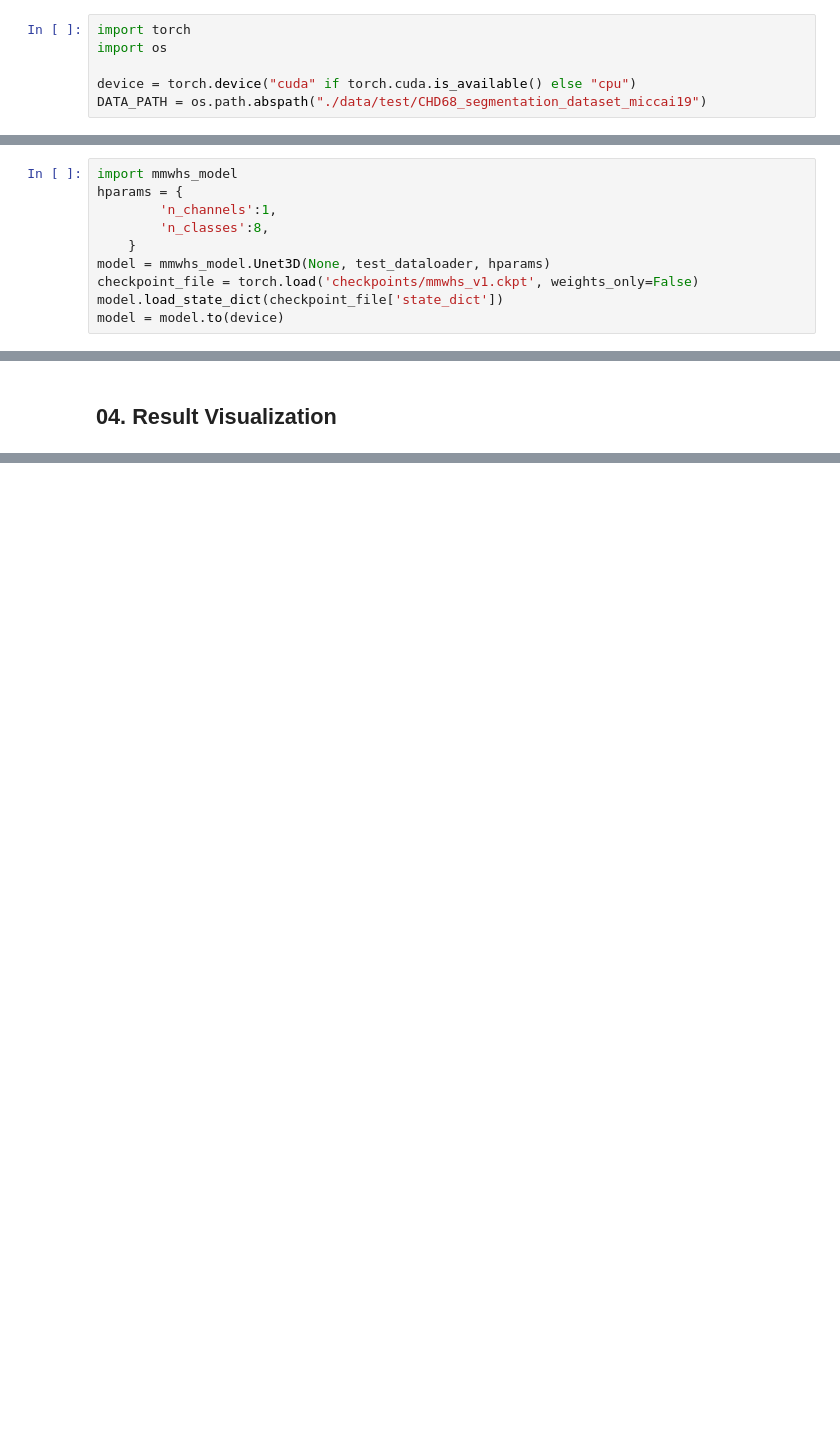
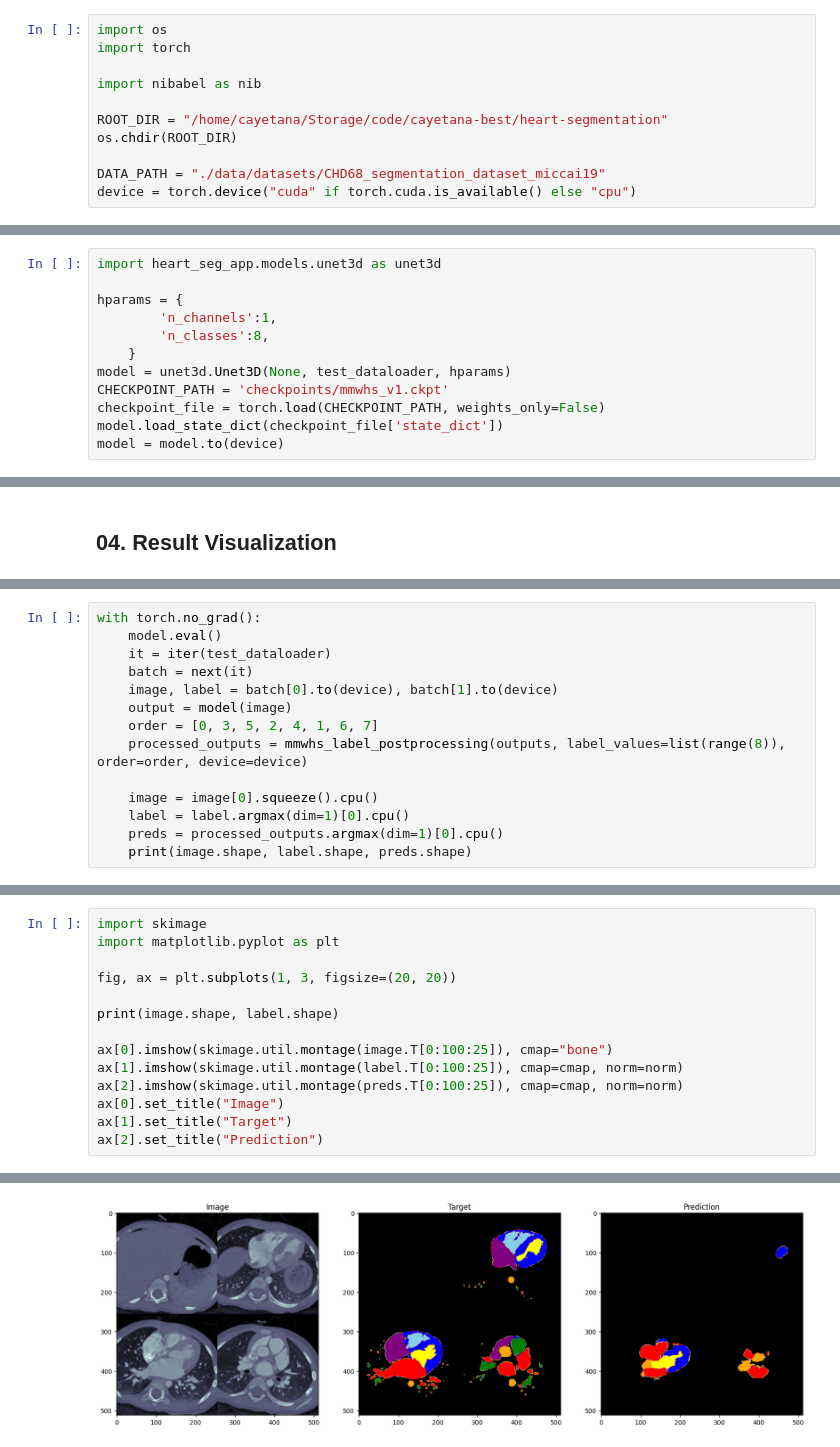
Before and after one commit to Sooqija/heart-segmentation, a Jupyter notebook: notebooks/03. mmwhs-model-generalization-eval.ipynb, the cells around one changed output, grey strips where cells are left out. Saved outputs shown, nothing was run; the diff lists cells and outputs as text; blank space fills up the shorter version.

```diff
--- a/03. mmwhs-model-generalization-eval.ipynb
+++ b/notebooks/03. mmwhs-model-generalization-eval.ipynb
@@ -12,7 +12,12 @@ Git: [link](https://github.com/XiaoweiXu/Whole-heart-and-great-vessel-segmentati
 # %%
+import os
 import torch
-import os
 
+import nibabel as nib
+
+ROOT_DIR = "/home/cayetana/Storage/code/cayetana-best/heart-segmentation"
+os.chdir(ROOT_DIR)
+
+DATA_PATH = "./data/datasets/CHD68_segmentation_dataset_miccai19"
 device = torch.device("cuda" if torch.cuda.is_available() else "cpu")
-DATA_PATH = os.path.abspath("./data/test/CHD68_segmentation_dataset_miccai19")
 # %% [markdown]
@@ -257,13 +264,15 @@ np.mean(train_mean), np.mean(train_std)
 # %% [markdown]
 ## 03. Download model & evaluate
 # %%
-import mmwhs_model
+import heart_seg_app.models.unet3d as unet3d
+
 hparams = {
         'n_channels':1,
         'n_classes':8,
     }
-model = mmwhs_model.Unet3D(None, test_dataloader, hparams)
-checkpoint_file = torch.load('checkpoints/mmwhs_v1.ckpt', weights_only=False)
+model = unet3d.Unet3D(None, test_dataloader, hparams)
+CHECKPOINT_PATH = 'checkpoints/mmwhs_v1.ckpt'
+checkpoint_file = torch.load(CHECKPOINT_PATH, weights_only=False)
 model.load_state_dict(checkpoint_file['state_dict'])
 model = model.to(device)
 # %% [output]
@@ -365,0 +336,14 @@ visualization.vtk_visualize_3d_numpy_array(r.numpy(), label_color_map)
+# %%
+with torch.no_grad():
+    model.eval()
+    it = iter(test_dataloader)
+    batch = next(it)
+    image, label = batch[0].to(device), batch[1].to(device)
+    output = model(image)
+    order = [0, 3, 5, 2, 4, 1, 6, 7]
+    processed_outputs = mmwhs_label_postprocessing(outputs, label_values=list(range(8)), order=order, device=device)
+
+    image = image[0].squeeze().cpu()
+    label = label.argmax(dim=1)[0].cpu()
+    preds = processed_outputs.argmax(dim=1)[0].cpu()
+    print(image.shape, label.shape, preds.shape)
@@ -365,0 +352,15 @@ visualization.vtk_visualize_3d_numpy_array(r.numpy(), label_color_map)
+# %%
+import skimage
+import matplotlib.pyplot as plt
+
+fig, ax = plt.subplots(1, 3, figsize=(20, 20))
+
+print(image.shape, label.shape)
+
+ax[0].imshow(skimage.util.montage(image.T[0:100:25]), cmap="bone")
+ax[1].imshow(skimage.util.montage(label.T[0:100:25]), cmap=cmap, norm=norm)
+ax[2].imshow(skimage.util.montage(preds.T[0:100:25]), cmap=cmap, norm=norm)
+ax[0].set_title("Image")
+ax[1].set_title("Target")
+ax[2].set_title("Prediction")
+# %% [output]
@@ -365,0 +369 @@ visualization.vtk_visualize_3d_numpy_array(r.numpy(), label_color_map)
+[figure, added]
```
Also changed, not shown: parts of 26 cells of this notebook, 1 other file.
